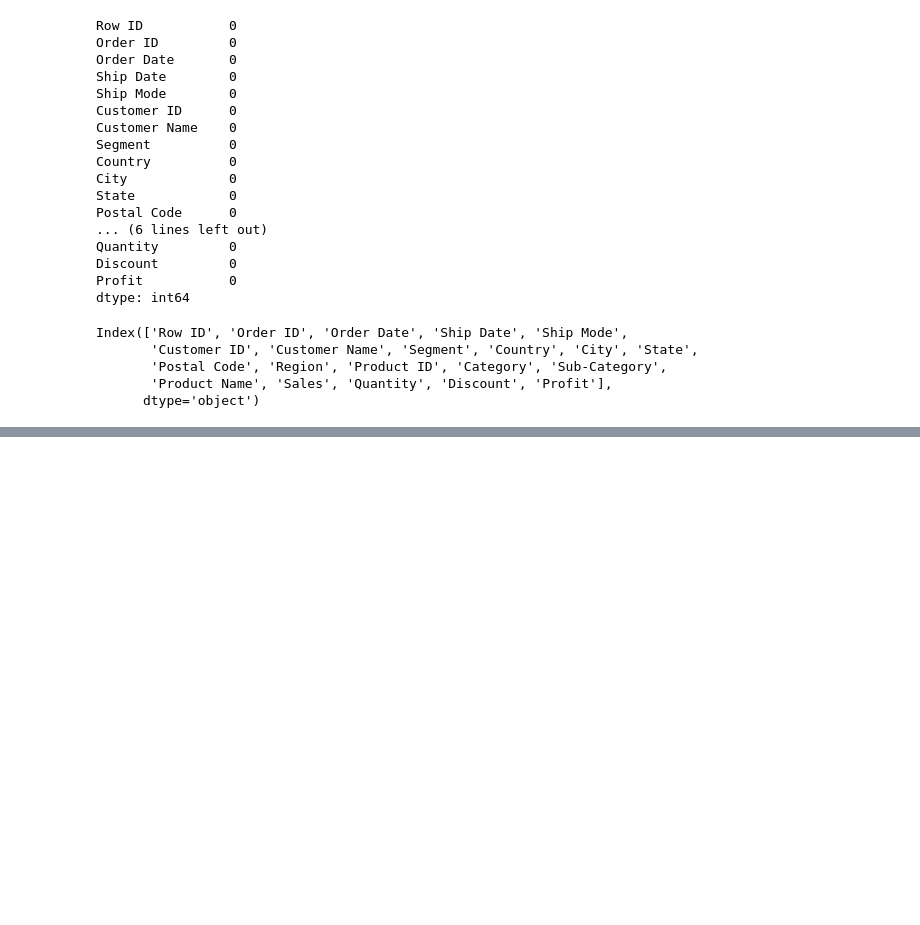
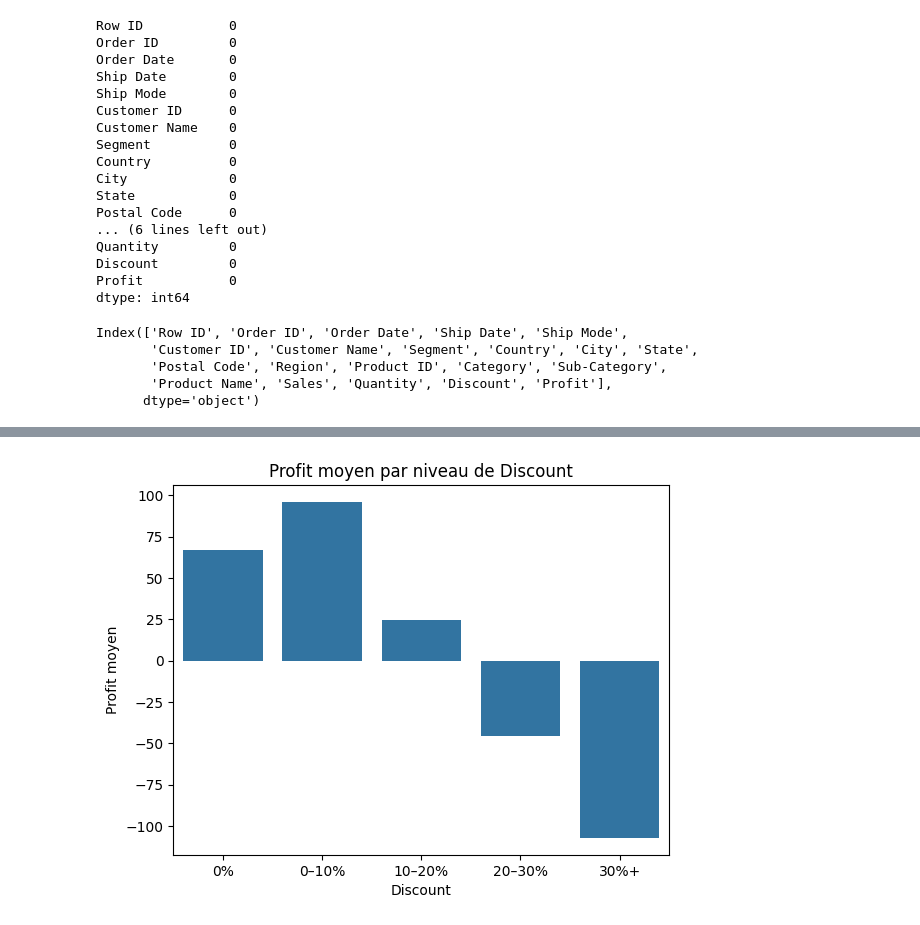
Before and after one commit to msshaqura/project_superstore, a Jupyter notebook: sample_superstore.ipynb, the cells around one changed output, grey strips where cells are left out. Saved outputs shown, nothing was run; the diff lists cells and outputs as text; code cells hidden in the pictures; blank space fills up the shorter version.

Commit message:
Mise à jour notebook

```diff
--- a/sample_superstore.ipynb
+++ b/sample_superstore.ipynb
@@ -11,0 +7,14 @@ print (enc)
+# %%
+# Chargement du dataset:
+import kagglehub
+import os
+import chardet
+
+path = kagglehub.dataset_download("vivek468/superstore-dataset-final")
+csv_file = os.path.join(path, "Sample - Superstore.csv")
+
+with open(csv_file, "rb") as f:
+    raw = f.read()
+
+enc = chardet.detect(raw)
+print(enc)
@@ -12,5 +23,5 @@ print (enc)
 # %%
-df = pd.read_csv("Sample_Superstore.csv", encoding="Windows-1252")
+df = pd.read_csv(csv_file, encoding="Windows-1252")
 # %%
 df.head()
 # %% [output]
@@ -83,0 +193,6 @@ df.describe()
+# %%
+# Création de la colonne 'shipping_time' en jours
+df_cleaned['shipping_time_days'] = (df_cleaned["ship_date"] - df_cleaned['order_date']).dt.days
+
+# Vérification
+df_cleaned[['order_date', 'ship_date', 'shipping_time_days']].head()
@@ -83,0 +292,9 @@ df.describe()
+# %%
+df_cleaned['discount_bin'] = pd.cut(
+    df_cleaned['discount'],
+    bins=[-0.01, 0, 0.1, 0.2, 0.3, 1],
+    labels=['0%', '0–10%', '10–20%', '20–30%', '30%+']
+)
+
+profit_by_discount = df_cleaned.groupby('discount_bin')['profit'].mean()
+profit_by_discount
@@ -83,0 +310,14 @@ df.describe()
+# %%
+import seaborn as sns
+import matplotlib.pyplot as plt
+
+sns.barplot(
+    x=profit_by_discount.index,
+    y=profit_by_discount.values
+)
+plt.title("Profit moyen par niveau de Discount")
+plt.xlabel("Discount")
+plt.ylabel("Profit moyen")
+plt.show()
+# %% [output]
+[figure, added]
```
Also changed, not shown: parts of 72 cells of this notebook.
